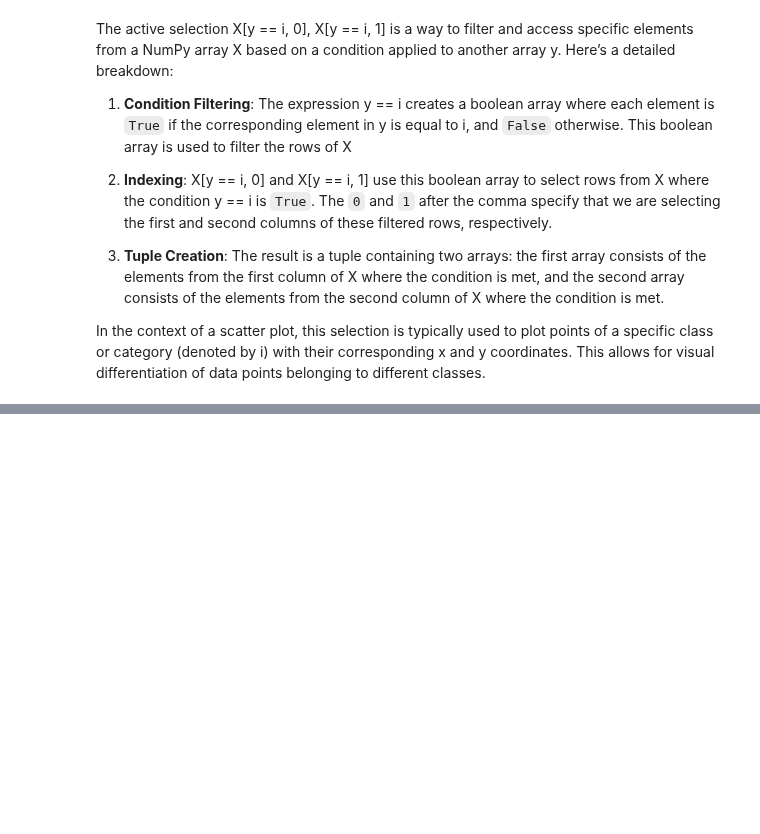
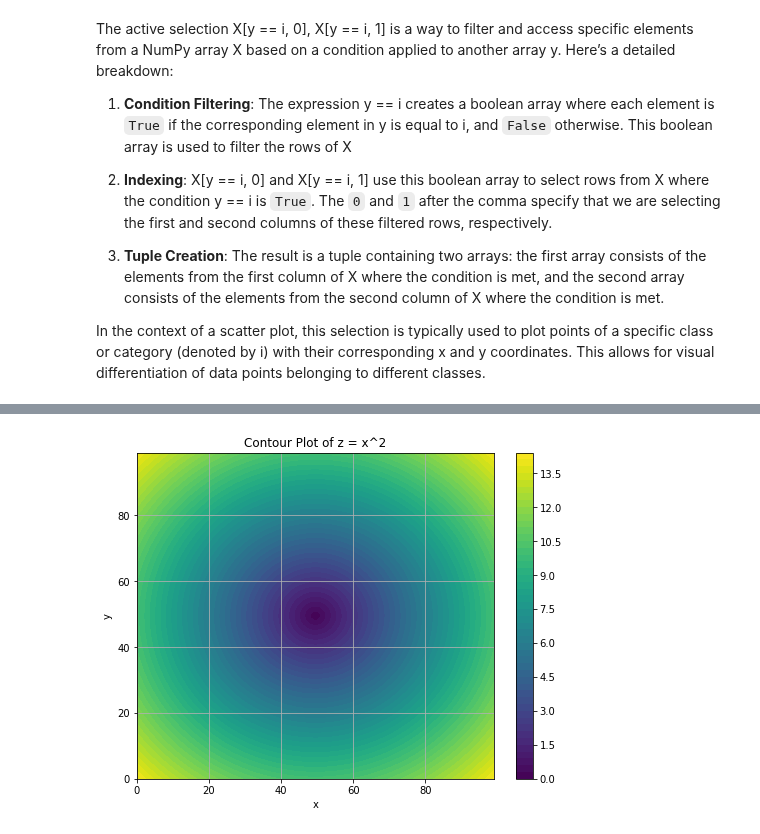
Before and after one commit to Ramtin-BeheshtAeen/intro-to-ml-code, a Jupyter notebook: introduction_to_machine_learning/session-6-KNN.ipynb, the cells around one changed output, grey strips where cells are left out. Drawn from its saved outputs; the diff is of its cells as text; code cells hidden in the pictures; blank space fills up the shorter version.

```diff
--- a/introduction_to_machine_learning/session-6-KNN.ipynb
+++ b/introduction_to_machine_learning/session-6-KNN.ipynb
@@ -115,0 +426,21 @@ In the context of a scatter plot, this selection is typically used to plot point
+# %%
+
+# Step 1: Create a grid of x and y values
+x = np.linspace(-10, 10, 100)  # 100 points from -10 to 10
+y = np.linspace(-10, 10, 100)  # 100 points from -10 to 10
+X, Y = np.meshgrid(x, y)        # Create a meshgrid
+
+
+Z = np.sqrt(X**2 + Y**2)  # Calculate z values for the cone
+
+# Step 3: Create the contour plot
+plt.figure(figsize=(8, 6))
+contour = plt.contourf(Z, levels=50, cmap='viridis')  # Filled contour plot
+plt.colorbar(contour)  # Add a color bar to indicate the scale
+plt.title('Contour Plot of z = x^2')
+plt.xlabel('x')
+plt.ylabel('y')
+plt.grid()
+plt.show()
+# %% [output]
+[figure, added]
```
Also changed, not shown: parts of 12 cells of this notebook.
